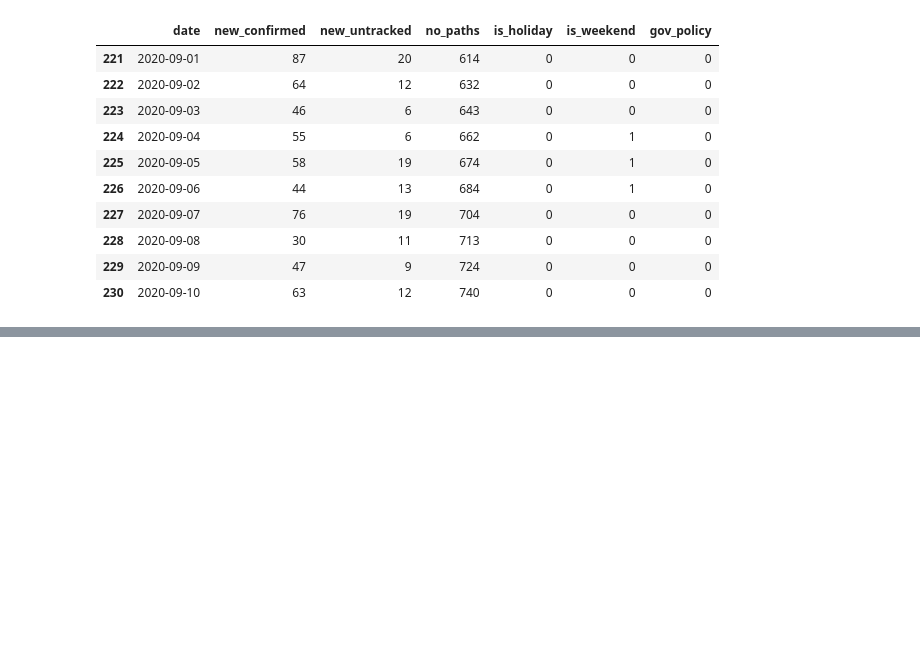
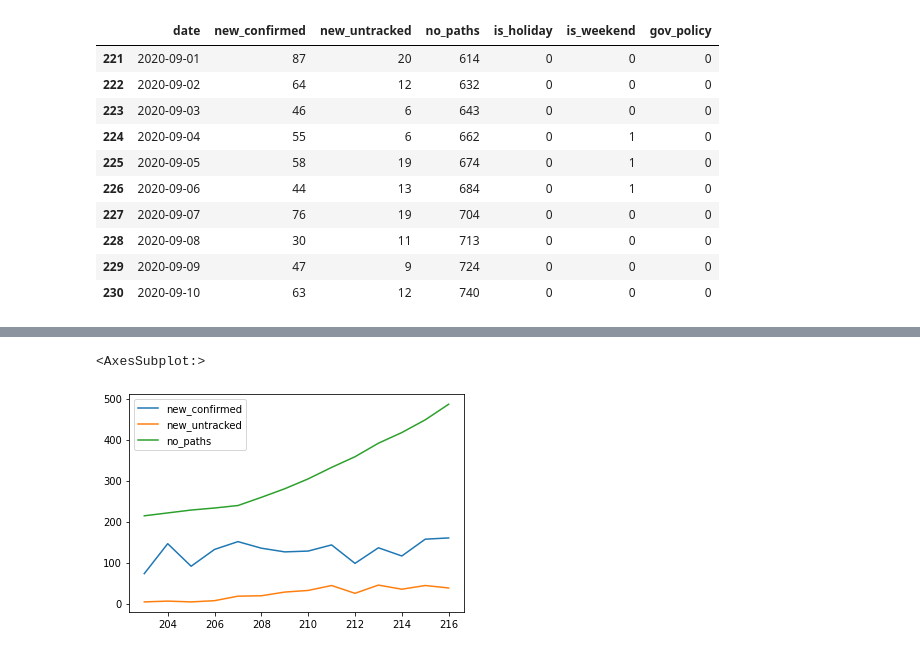
Before and after one commit to snoop2head/covid19_unknown_spread, a Jupyter notebook: wrangle_prediction.ipynb, the cells around one changed output, grey strips where cells are left out. Cells and saved outputs as stored; diff of their text form; code cells hidden in the pictures; blank space fills up the shorter version.

```diff
--- a/wrangle_prediction.ipynb
+++ b/wrangle_prediction.ipynb
@@ -511,0 +537,5 @@ df_train.to_csv("./dataset_predict/df_train.csv", index=False)
+# %%
+after_jkh[["new_confirmed", "new_untracked", "no_paths"]].plot()
+# %% [output]
+<AxesSubplot:>
+[figure, added]
```
Also changed, not shown: parts of 4 cells of this notebook.
